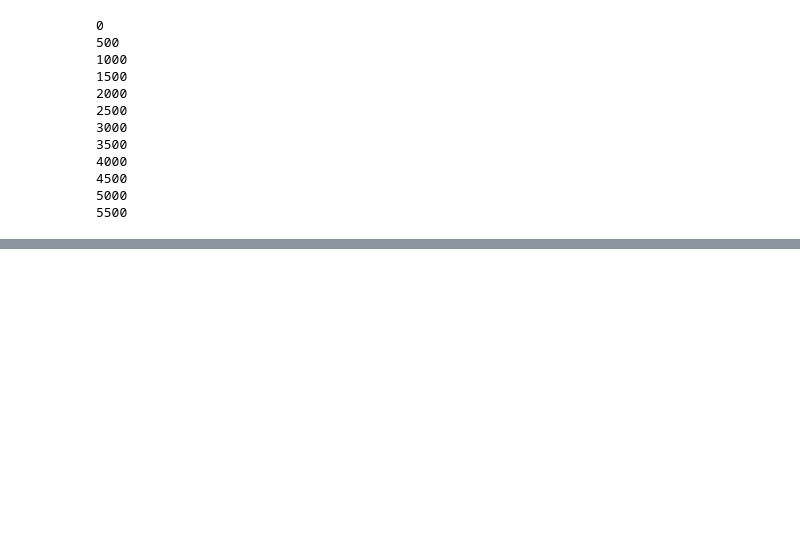
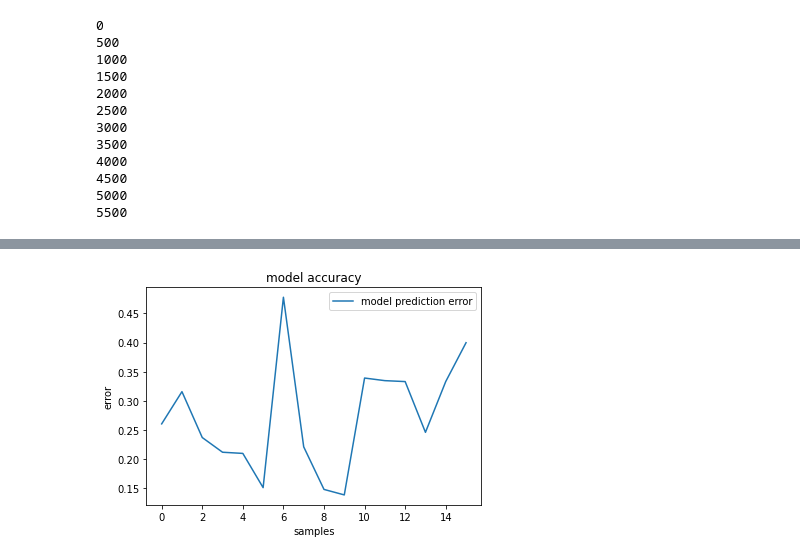
Before and after one commit to nowis12/sound_source_localization_ML, a Jupyter notebook: script.ipynb, the cells around one changed output, grey strips where cells are left out. Cells and saved outputs as stored; diff of their text form; code cells hidden in the pictures; blank space fills up the shorter version.

```diff
--- a/script.ipynb
+++ b/script.ipynb
@@ -17,7 +17,8 @@ azimuth=sourcepos["azimuth"][0,0]
 elevation=sourcepos["elevation"][0,0]
 distance=sourcepos["distance"][0,0]
 # %%
-timestamps_step=np.zeros((timestamps.size,1))
+elevation_for_data=np.zeros((data.shape[0],1))
+azimuth_for_data=np.zeros((data.shape[0],1))
 j=0
 l=0
 for i in range(0,timestamps.size):
@@ -30,10 +31,11 @@ for i in range(0,timestamps.size):
         else:
             j=j+1
     else:
-        timestamps_step[i]=j
+        elevation_for_data[l+j]=elevation[i,0]
+        azimuth_for_data[l+j]=azimuth[i,0]
         if i % 500==0:
             print(i)
-timestamps_step=timestamps_step.astype(int)
+#timestamps_step=timestamps_step.astype(int)
 # %% [output]
 0
 500
@@ -251,0 +238,7 @@ fig.show()
+# %%
+from tensorflow import keras
+loaded_model=keras.models.load_model("saved_models")
+test_input=input_test0
+test_output=output_test0
+
+test_predict = model.predict(test_input)
@@ -251,0 +247,9 @@ fig.show()
+# %%
+plt.plot(test_predict-test_output)
+plt.title('model accuracy')
+plt.ylabel('error')
+plt.xlabel('samples')
+plt.legend(["model prediction error"], loc='upper right')
+plt.show()
+# %% [output]
+[figure, added]
```
Also changed, not shown: parts of 14 cells of this notebook.
